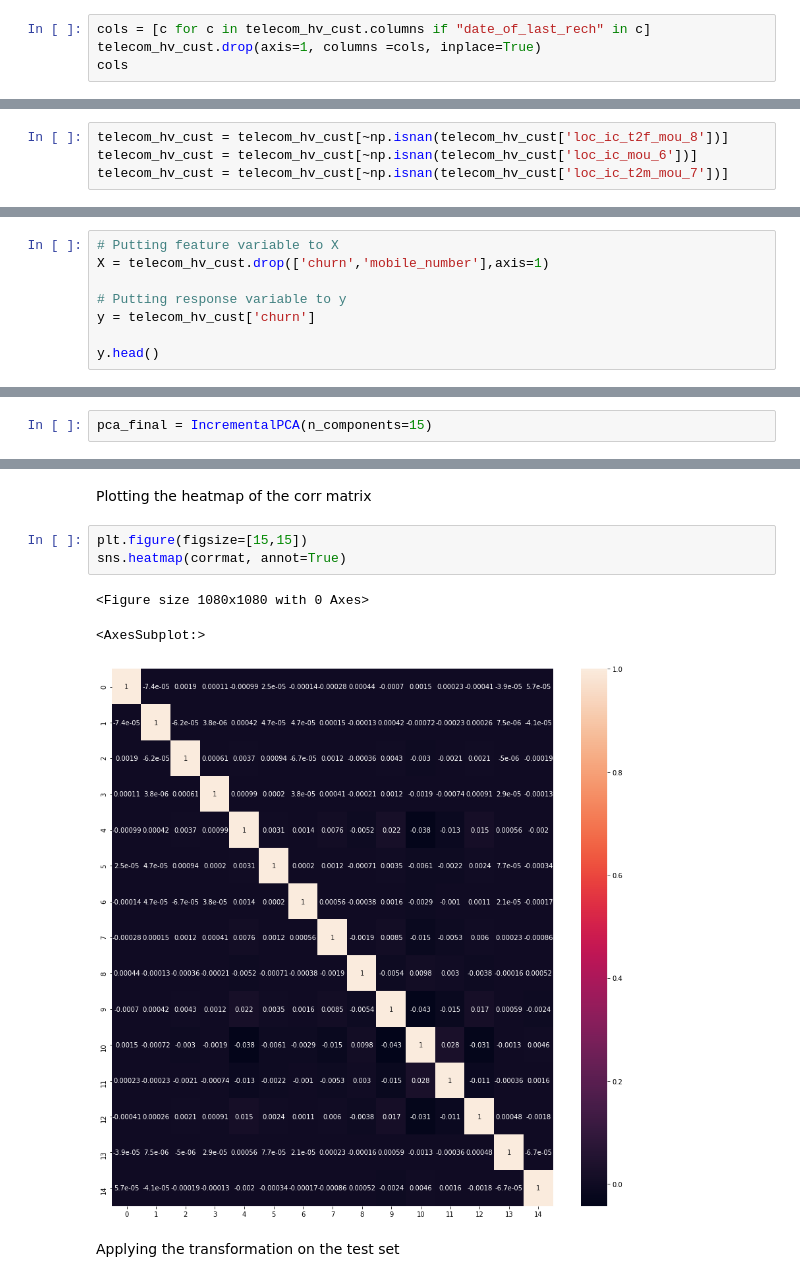
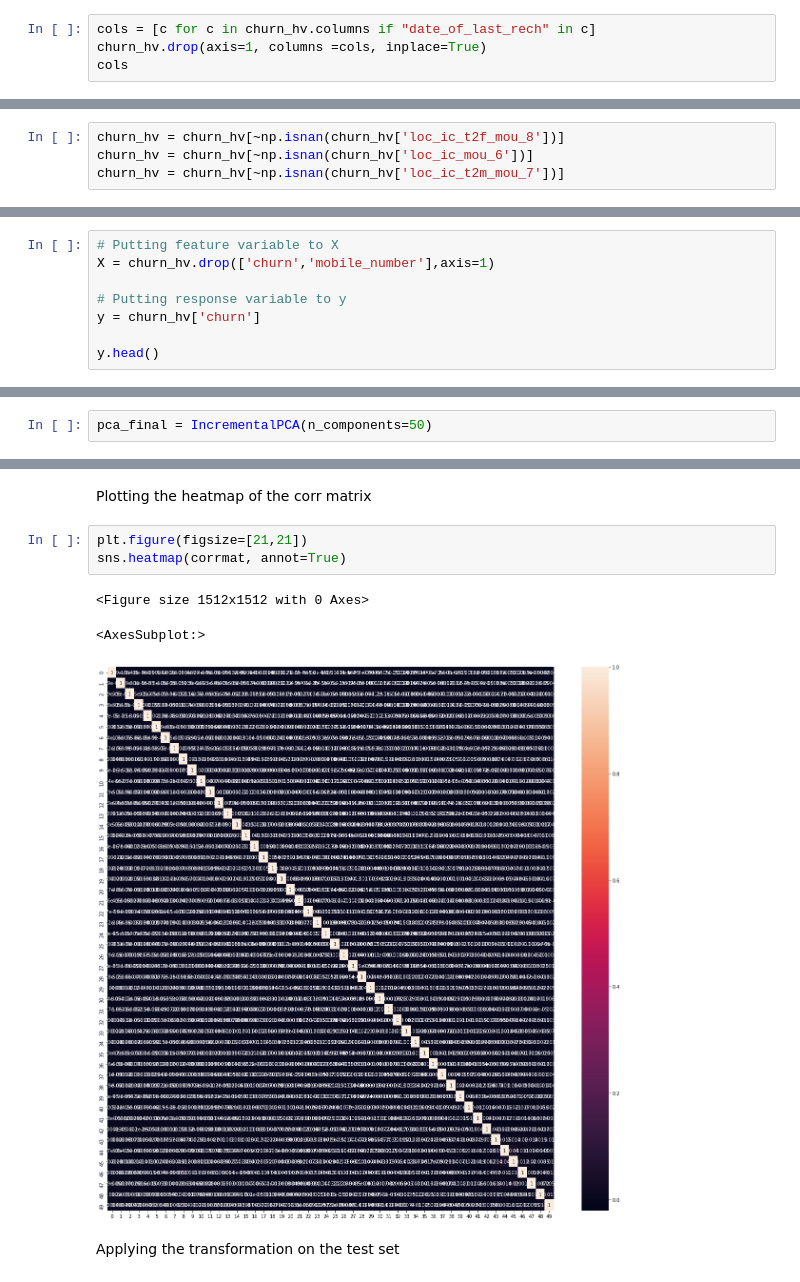
Before and after one commit to bipin-raju/Telecom_churn_case_study, a Jupyter notebook: Telecom Churn Case Study.ipynb, the cells around one changed output, grey strips where cells are left out. Cells and saved outputs as stored; diff of their text form.

```diff
--- a/Telecom Churn Case Study.ipynb
+++ b/Telecom Churn Case Study.ipynb
@@ -276,6 +379,6 @@ telecom_hv_cust.loc[:,'date_of_last_rech_8':'days_since_last_rech']
 # %%
-cols = [c for c in telecom_hv_cust.columns if "date_of_last_rech" in c]
-telecom_hv_cust.drop(axis=1, columns =cols, inplace=True)
+cols = [c for c in churn_hv.columns if "date_of_last_rech" in c]
+churn_hv.drop(axis=1, columns =cols, inplace=True)
 cols
 # %% [output]
 ['date_of_last_rech_6', 'date_of_last_rech_7', 'date_of_last_rech_8']
@@ -337,5 +444,5 @@ Length: 128, dtype: int64
 # %%
-telecom_hv_cust = telecom_hv_cust[~np.isnan(telecom_hv_cust['loc_ic_t2f_mou_8'])]
-telecom_hv_cust = telecom_hv_cust[~np.isnan(telecom_hv_cust['loc_ic_mou_6'])]
-telecom_hv_cust = telecom_hv_cust[~np.isnan(telecom_hv_cust['loc_ic_t2m_mou_7'])]
+churn_hv = churn_hv[~np.isnan(churn_hv['loc_ic_t2f_mou_8'])]
+churn_hv = churn_hv[~np.isnan(churn_hv['loc_ic_mou_6'])]
+churn_hv = churn_hv[~np.isnan(churn_hv['loc_ic_t2m_mou_7'])]
 # %% [markdown]
@@ -643,9 +665,9 @@ telecom_hv_cust.shape
 # %%
 # Putting feature variable to X
-X = telecom_hv_cust.drop(['churn','mobile_number'],axis=1)
+X = churn_hv.drop(['churn','mobile_number'],axis=1)
 
 # Putting response variable to y
-y = telecom_hv_cust['churn']
+y = churn_hv['churn']
 
 y.head()
 # %% [output]
@@ -735,7 +794,7 @@ Perform PCA with 15 components
 # %%
 from sklearn.decomposition import IncrementalPCA
 # %%
-pca_final = IncrementalPCA(n_components=15)
+pca_final = IncrementalPCA(n_components=50)
 # %%
 df_train_pca = pca_final.fit_transform(X_tr)
 # %%
@@ -751,12 +810,12 @@ corrmat.shape
 # %% [markdown]
 Plotting the heatmap of the corr matrix
 # %%
-plt.figure(figsize=[15,15])
+plt.figure(figsize=[21,21])
 sns.heatmap(corrmat, annot=True)
 # %% [output]
-<Figure size 1080x1080 with 0 Axes>
+<Figure size 1512x1512 with 0 Axes>
 <AxesSubplot:>
-[figure, old version]
+[figure, new version]
 # %% [markdown]
 Applying the transformation on the test set
 # %%
```
Also changed, not shown: parts of 113 cells of this notebook.
